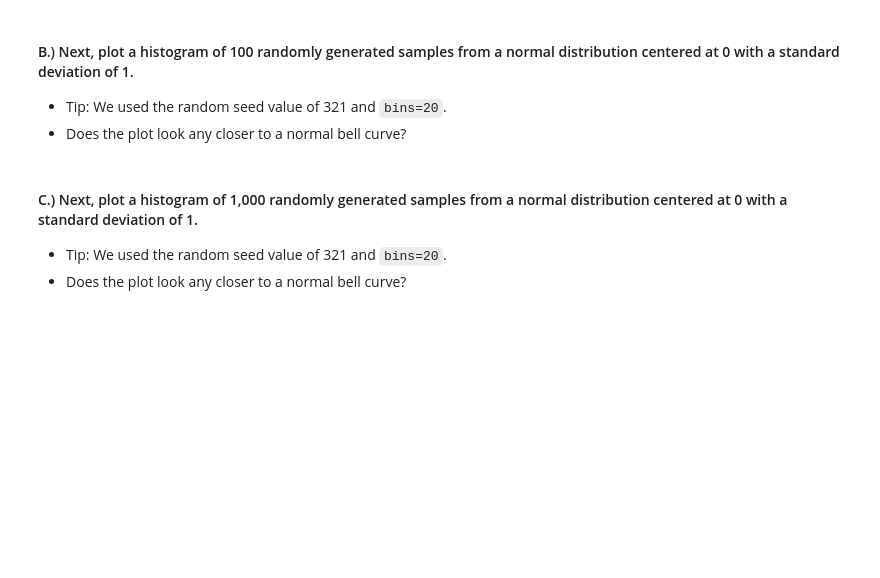
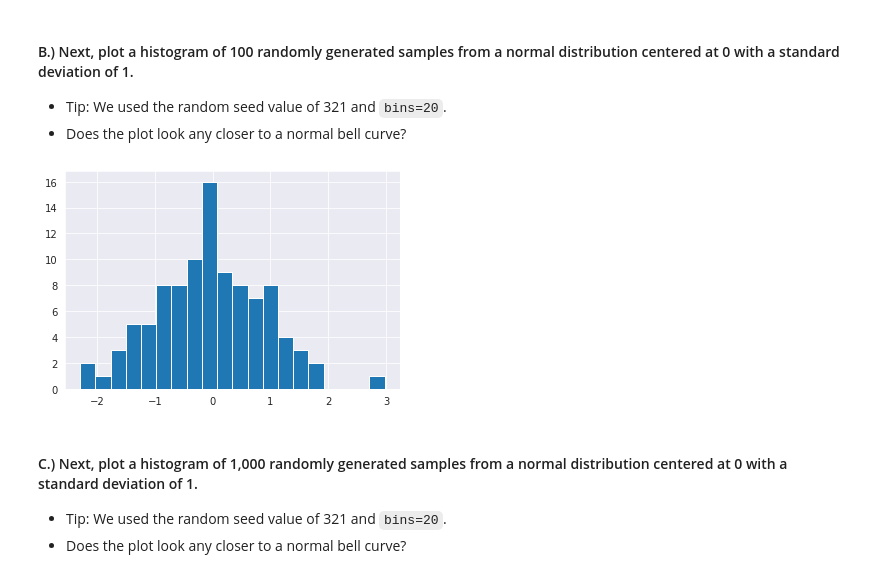
Before and after one commit to cedricsoares/elite_data_science, a Jupyter notebook: 1 - Workbook - Fake It Til You Make It (Simulations).ipynb, the cells around one changed output. Cells and saved outputs as stored; diff of their text form; code cells hidden in the pictures; blank space fills up the shorter version.

```diff
--- a/1 - Workbook - Fake It Til You Make It (Simulations).ipynb
+++ b/1 - Workbook - Fake It Til You Make It (Simulations).ipynb
@@ -353,6 +375,12 @@ Thus, this "expected value" (or, in the context of machine learning: the "true u
 #### B.) Next, plot a histogram of 100 randomly generated samples from a normal distribution centered at 0 with a standard deviation of 1.
 * Tip: We used the random seed value of 321 and <code>bins=20</code>.
 * Does the plot look any closer to a normal bell curve?
+# %%
+np.random.seed(321)
+plt.hist(np.random.normal(0, 1, 100), bins=20)
+plt.show()
+# %% [output]
+[figure, added]
 # %% [markdown]
 #### C.) Next, plot a histogram of 1,000 randomly generated samples from a normal distribution centered at 0 with a standard deviation of 1.
 * Tip: We used the random seed value of 321 and <code>bins=20</code>.
```
Also changed, not shown: parts of 13 cells of this notebook, 1 other file.
